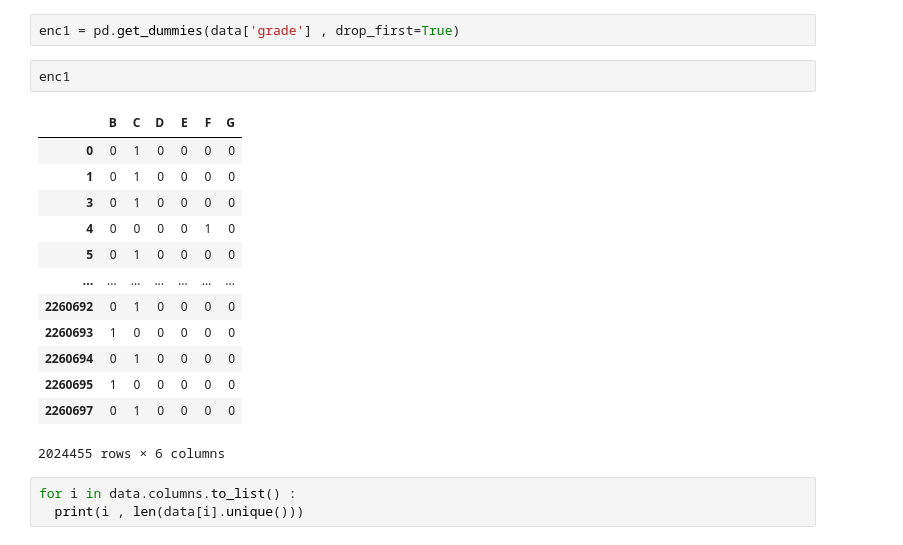
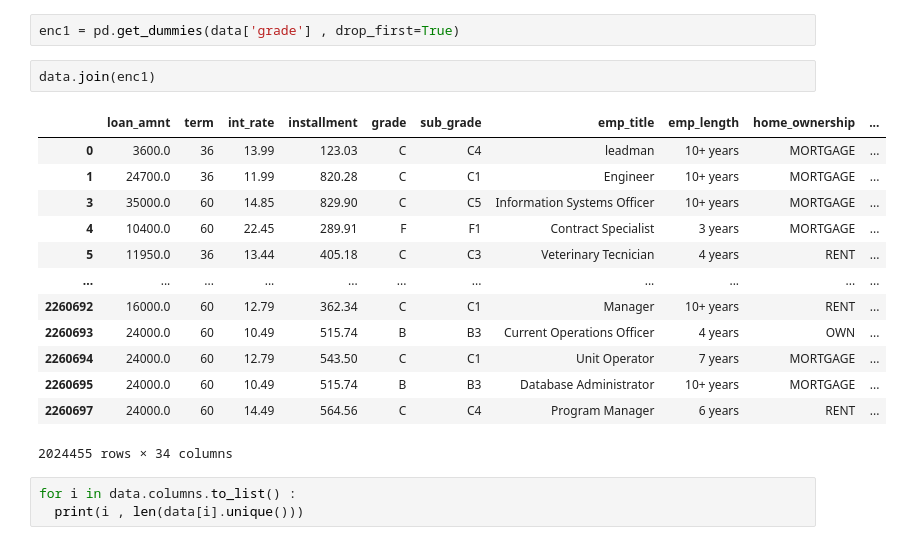
Before and after one commit to tejuskaw/mypynb, a Jupyter notebook: random_forest_assignment.ipynb, the cells around one changed output. Cells and saved outputs as stored; diff of their text form.

```diff
--- a/random_forest_assignment.ipynb
+++ b/random_forest_assignment.ipynb
@@ -178,22 +178,22 @@ pub_rec_bankruptcies    float64
 dtype: object
 # %%
 enc1 = pd.get_dummies(data['grade'] , drop_first=True)
-# %%
-enc1
-# %% [output]
-|  | B | C | D | E | F | G |
-| 0 | 0 | 1 | 0 | 0 | 0 | 0 |
-| 1 | 0 | 1 | 0 | 0 | 0 | 0 |
-| 3 | 0 | 1 | 0 | 0 | 0 | 0 |
-| 4 | 0 | 0 | 0 | 0 | 1 | 0 |
-| 5 | 0 | 1 | 0 | 0 | 0 | 0 |
-| ... | ... | ... | ... | ... | ... | ... |
-| 2260692 | 0 | 1 | 0 | 0 | 0 | 0 |
-| 2260693 | 1 | 0 | 0 | 0 | 0 | 0 |
-| 2260694 | 0 | 1 | 0 | 0 | 0 | 0 |
-| 2260695 | 1 | 0 | 0 | 0 | 0 | 0 |
-| 2260697 | 0 | 1 | 0 | 0 | 0 | 0 |
-2024455 rows × 6 columns
+# %%
+data.join(enc1)
+# %% [output]
+|  | loan_amnt | term | int_rate | installment | grade | sub_grade | emp_title | emp_length | home_ownership | ... |
+| 0 | 3600.0 | 36 | 13.99 | 123.03 | C | C4 | leadman | 10+ years | MORTGAGE | ... |
+| 1 | 24700.0 | 36 | 11.99 | 820.28 | C | C1 | Engineer | 10+ years | MORTGAGE | ... |
+| 3 | 35000.0 | 60 | 14.85 | 829.90 | C | C5 | Information Systems Officer | 10+ years | MORTGAGE | ... |
+| 4 | 10400.0 | 60 | 22.45 | 289.91 | F | F1 | Contract Specialist | 3 years | MORTGAGE | ... |
+| 5 | 11950.0 | 36 | 13.44 | 405.18 | C | C3 | Veterinary Tecnician | 4 years | RENT | ... |
+| ... | ... | ... | ... | ... | ... | ... | ... | ... | ... | ... |
+| 2260692 | 16000.0 | 60 | 12.79 | 362.34 | C | C1 | Manager | 10+ years | RENT | ... |
+| 2260693 | 24000.0 | 60 | 10.49 | 515.74 | B | B3 | Current Operations Officer | 4 years | OWN | ... |
+| 2260694 | 24000.0 | 60 | 12.79 | 543.50 | C | C1 | Unit Operator | 7 years | MORTGAGE | ... |
+| 2260695 | 24000.0 | 60 | 10.49 | 515.74 | B | B3 | Database Administrator | 10+ years | MORTGAGE | ... |
+| 2260697 | 24000.0 | 60 | 14.49 | 564.56 | C | C4 | Program Manager | 6 years | RENT | ... |
+2024455 rows × 34 columns
 # %%
 for i in data.columns.to_list() :
   print(i , len(data[i].unique()))
```
Also changed, not shown: parts of 6 cells of this notebook.
